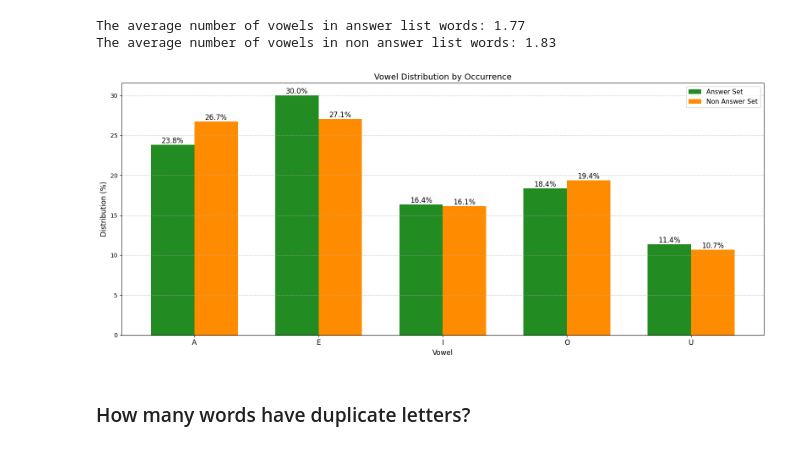
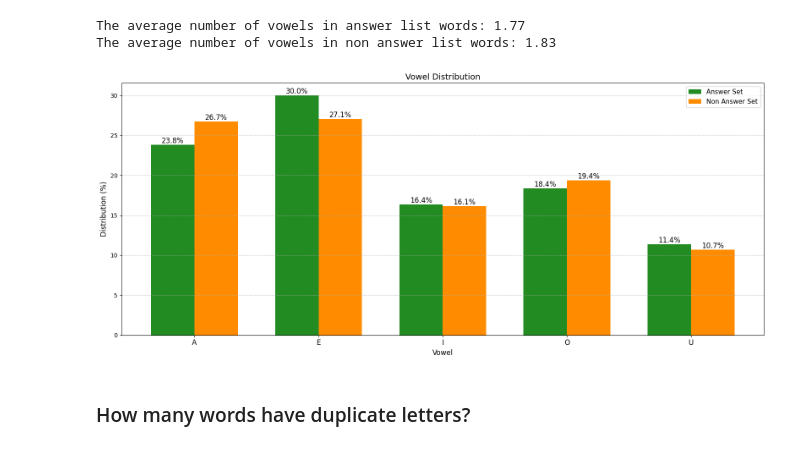
Before and after one commit to IshmaelKeita/wordle-solving, a Jupyter notebook: analysis/analysis_of_wordle_datasets.ipynb, the cells around one changed output. Drawn from its saved outputs; the diff is of its cells as text; code cells hidden in the pictures.

```diff
--- a/analysis/analysis_of_wordle_datasets.ipynb
+++ b/analysis/analysis_of_wordle_datasets.ipynb
@@ -154,7 +154,7 @@ for position in ['letter_1', 'letter_2', 'letter_3', 'letter_4', 'letter_5']:
 [figure]
 [figure]
 # %%
-letters = set('ABCDEFGHIJKLMNOPQRSTUVWXYZ')
+letters = sorted(set('ABCDEFGHIJKLMNOPQRSTUVWXYZ'))
 positions = ['letter_1', 'letter_2', 'letter_3', 'letter_4', 'letter_5']
 answer_matrix = np.zeros((len(letters), 5))
 non_answer_matrix = np.zeros((len(letters), 5))
@@ -225,35 +225,35 @@ non_answer_dist = vowel_distribution_by_occurrence(non_answer_list)
 fig, ax = plt.subplots(figsize=(16, 7))
 
 x = np.arange(len(vowels))
 width = 0.35
 
 bars1 = ax.bar(x - width/2, answer_dist, width, label='Answer Set', color='forestgreen')
 bars2 = ax.bar(x + width/2, non_answer_dist, width, label='Non Answer Set', color='darkorange')
 
 for bar in bars1:
     height = bar.get_height()
     ax.text(bar.get_x() + bar.get_width()/2., height,
             f'{height:.1f}%',
             ha='center', va='bottom', fontsize=12)
 
 for bar in bars2:
     height = bar.get_height()
     ax.text(bar.get_x() + bar.get_width()/2., height,
             f'{height:.1f}%',
             ha='center', va='bottom', fontsize=12)
 
 ax.set_xlabel('Vowel', fontsize=12)
 ax.set_ylabel('Distribution (%)', fontsize=12)
-ax.set_title('Vowel Distribution by Occurrence', fontsize=14)
+ax.set_title('Vowel Distribution', fontsize=14)
 ax.set_xticks(x)
 ax.set_xticklabels(vowels, fontsize=12)
 ax.legend(fontsize=11)
 ax.grid(axis='y', linestyle='--', alpha=0.7)
 
 plt.tight_layout()
 plt.show()
 # %% [output]
-[figure, old version]
+[figure, new version]
 # %% [markdown]
 ### How many words have duplicate letters?
 # %%
```
Also changed, not shown: parts of 2 cells of this notebook, 2 other files.
